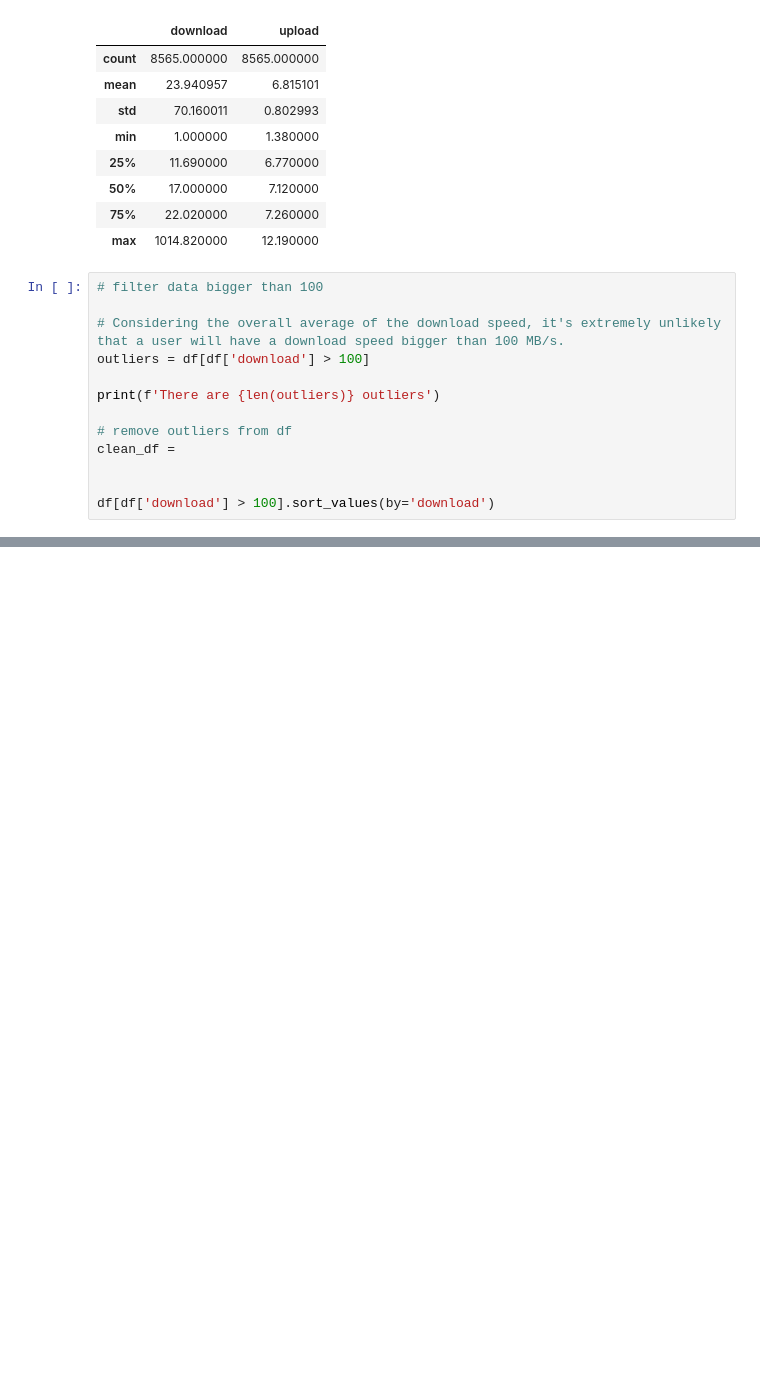
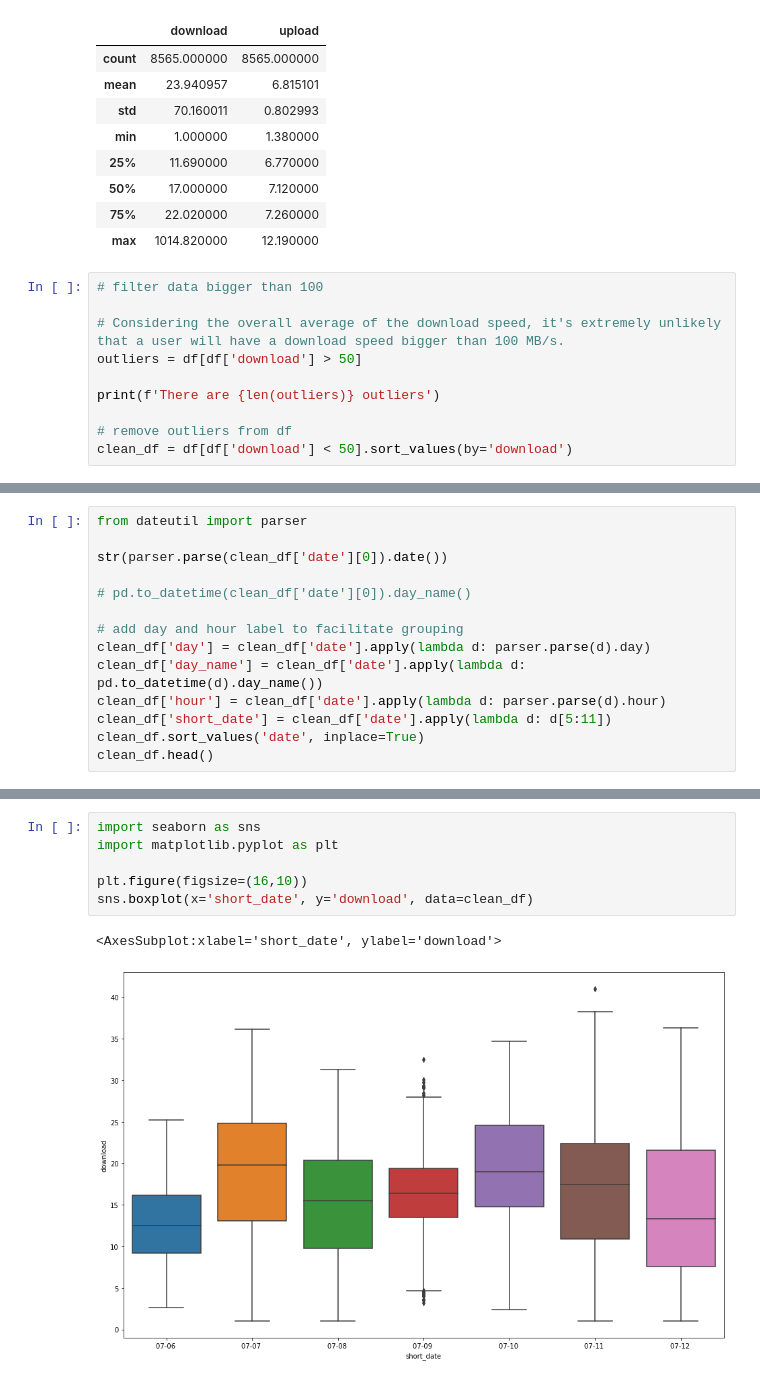
Before and after one commit to p-ferreira/internet-test, a Jupyter notebook: visualize-data.ipynb, the cells around one changed output, grey strips where cells are left out. Saved outputs shown, nothing was run; the diff lists cells and outputs as text; blank space fills up the shorter version.

```diff
--- a/visualize-data.ipynb
+++ b/visualize-data.ipynb
@@ -29,13 +29,10 @@ df.describe()
 # filter data bigger than 100
 
 # Considering the overall average of the download speed, it's extremely unlikely that a user will have a download speed bigger than 100 MB/s.
-outliers = df[df['download'] > 100]
+outliers = df[df['download'] > 50]
 
 print(f'There are {len(outliers)} outliers')
 
 # remove outliers from df
-clean_df =
-
-
-df[df['download'] > 100].sort_values(by='download')
+clean_df = df[df['download'] < 50].sort_values(by='download')
 # %% [output]
@@ -54,0 +54,14 @@ df[df['download'] > 100].sort_values(by='download')
+# %%
+from dateutil import parser
+
+str(parser.parse(clean_df['date'][0]).date())
+
+# pd.to_datetime(clean_df['date'][0]).day_name()
+
+# add day and hour label to facilitate grouping
+clean_df['day'] = clean_df['date'].apply(lambda d: parser.parse(d).day)
+clean_df['day_name'] = clean_df['date'].apply(lambda d: pd.to_datetime(d).day_name())
+clean_df['hour'] = clean_df['date'].apply(lambda d: parser.parse(d).hour)
+clean_df['short_date'] = clean_df['date'].apply(lambda d: d[5:11])
+clean_df.sort_values('date', inplace=True)
+clean_df.head()
@@ -54,0 +75,9 @@ df[df['download'] > 100].sort_values(by='download')
+# %%
+import seaborn as sns
+import matplotlib.pyplot as plt
+
+plt.figure(figsize=(16,10))
+sns.boxplot(x='short_date', y='download', data=clean_df)
+# %% [output]
+<AxesSubplot:xlabel='short_date', ylabel='download'>
+[figure, added]
```
Also changed, not shown: parts of 8 cells of this notebook.
